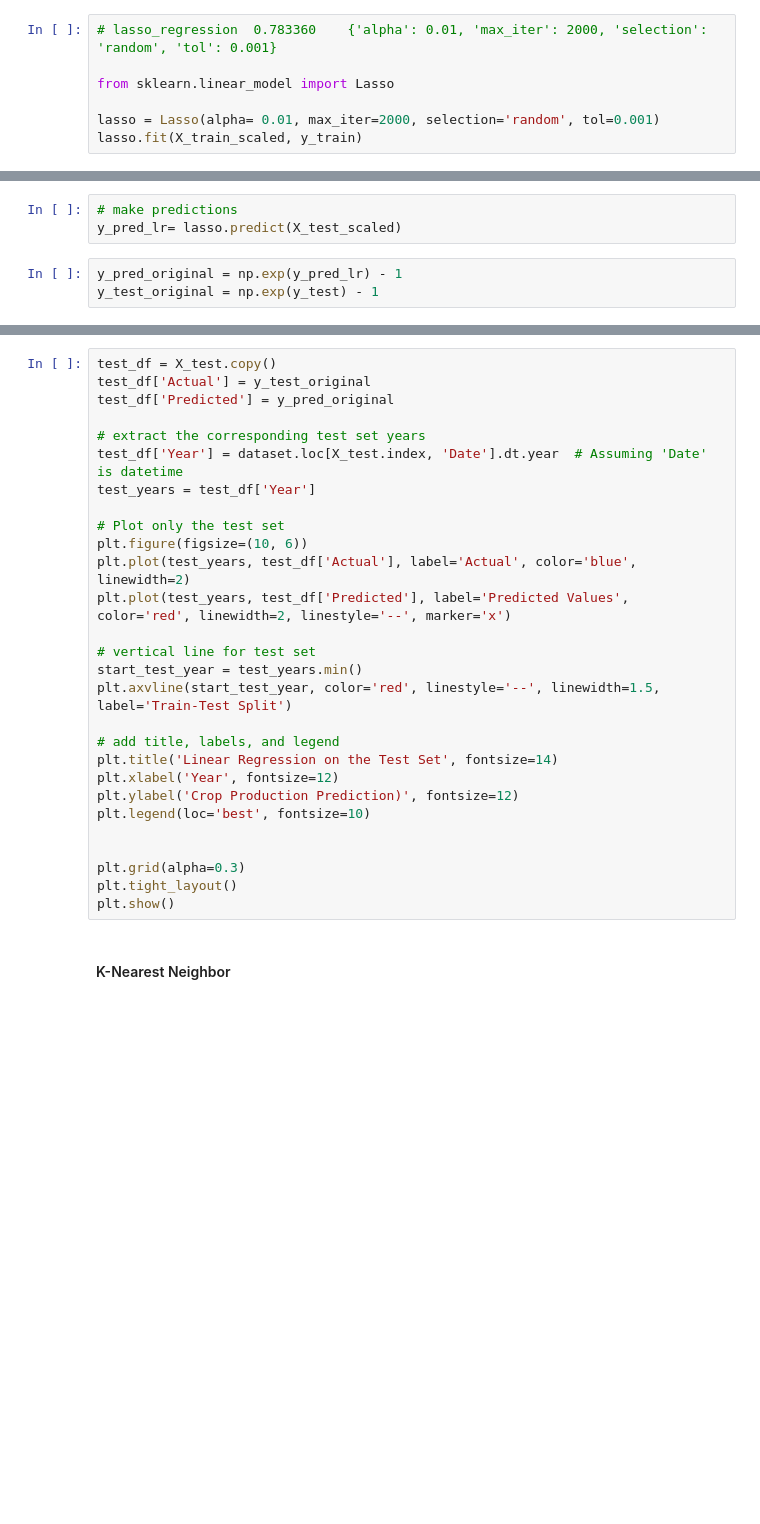
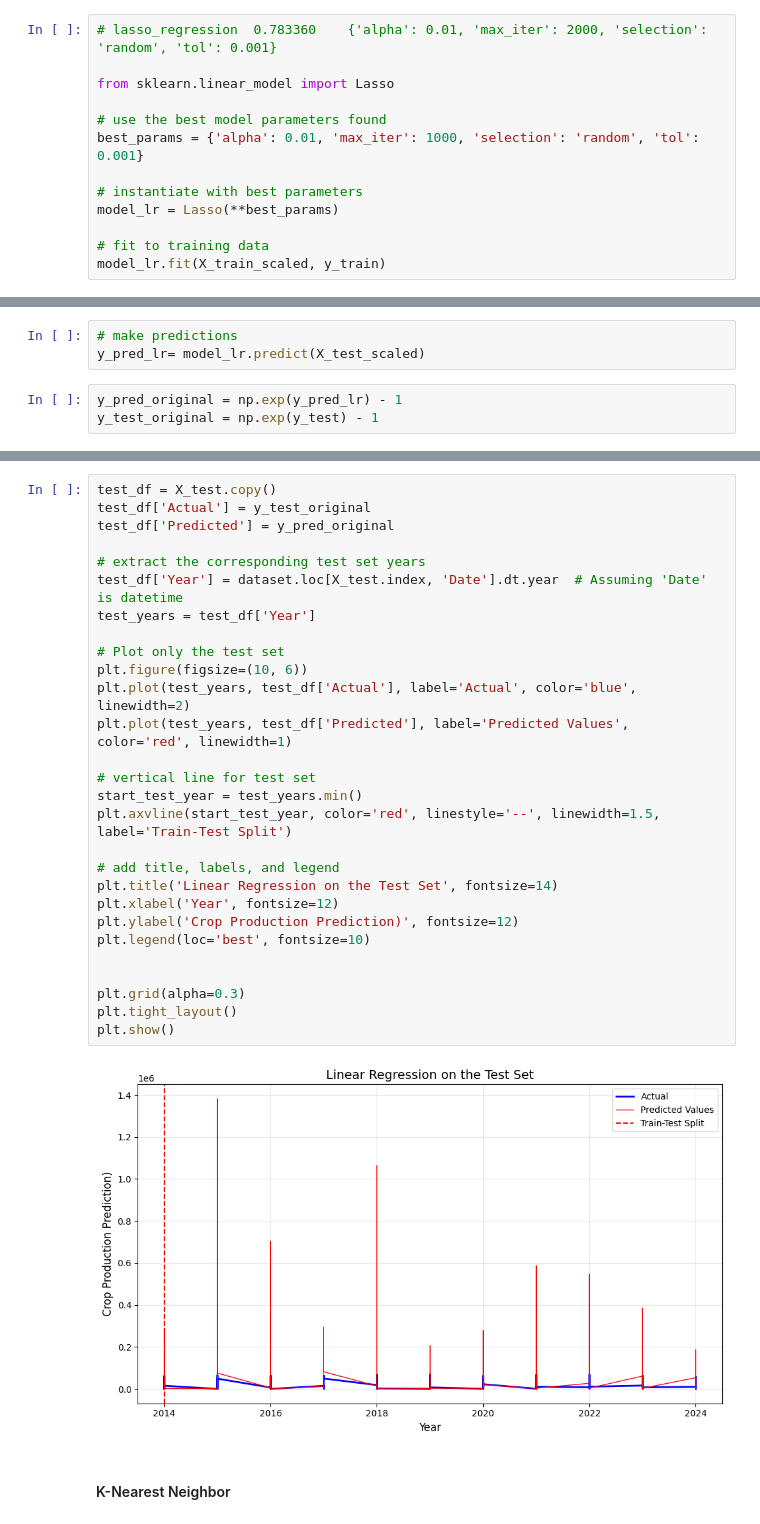
Before and after one commit to kazeulo/Project_197, a Jupyter notebook: Final version 1.ipynb, the cells around one changed output, grey strips where cells are left out. Saved outputs shown, nothing was run; the diff lists cells and outputs as text; blank space fills up the shorter version.

```diff
--- a/Final version 1.ipynb
+++ b/Final version 1.ipynb
@@ -716,5 +762,11 @@ grid_search_results
 
 from sklearn.linear_model import Lasso
 
-lasso = Lasso(alpha= 0.01, max_iter=2000, selection='random', tol=0.001)
-lasso.fit(X_train_scaled, y_train)
+# use the best model parameters found
+best_params = {'alpha': 0.01, 'max_iter': 1000, 'selection': 'random', 'tol': 0.001}
+
+# instantiate with best parameters
+model_lr = Lasso(**best_params)
+
+# fit to training data
+model_lr.fit(X_train_scaled, y_train)
@@ -721,6 +775,6 @@ lasso.fit(X_train_scaled, y_train)
 # %%
 # make predictions
-y_pred_lr= lasso.predict(X_test_scaled)
+y_pred_lr= model_lr.predict(X_test_scaled)
 # %%
 y_pred_original = np.exp(y_pred_lr) - 1
 y_test_original = np.exp(y_test) - 1
@@ -758,31 +824,33 @@ plt.show()
 # %%
 test_df = X_test.copy()
 test_df['Actual'] = y_test_original
 test_df['Predicted'] = y_pred_original
 
 # extract the corresponding test set years
 test_df['Year'] = dataset.loc[X_test.index, 'Date'].dt.year  # Assuming 'Date' is datetime
 test_years = test_df['Year']
 
 # Plot only the test set
 plt.figure(figsize=(10, 6))
 plt.plot(test_years, test_df['Actual'], label='Actual', color='blue', linewidth=2)
-plt.plot(test_years, test_df['Predicted'], label='Predicted Values', color='red', linewidth=2, linestyle='--', marker='x')
+plt.plot(test_years, test_df['Predicted'], label='Predicted Values', color='red', linewidth=1)
 
 # vertical line for test set
 start_test_year = test_years.min()
 plt.axvline(start_test_year, color='red', linestyle='--', linewidth=1.5, label='Train-Test Split')
 
 # add title, labels, and legend
 plt.title('Linear Regression on the Test Set', fontsize=14)
 plt.xlabel('Year', fontsize=12)
 plt.ylabel('Crop Production Prediction)', fontsize=12)
 plt.legend(loc='best', fontsize=10)
 
 
 plt.grid(alpha=0.3)
 plt.tight_layout()
 plt.show()
+# %% [output]
+[figure, added]
 # %% [markdown]
 <h4>K-Nearest Neighbor</h4>
 # %%
```
Also changed, not shown: parts of 34 cells of this notebook.
